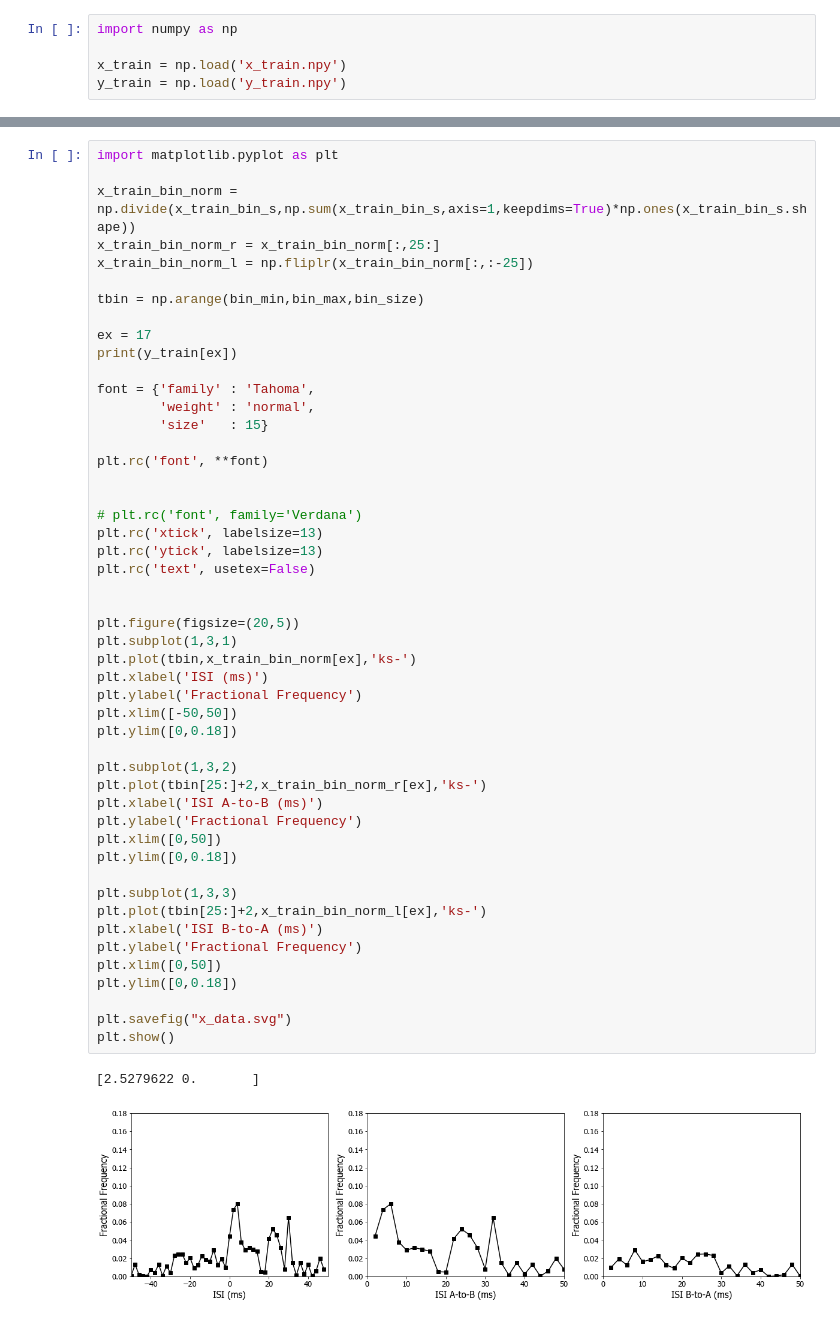
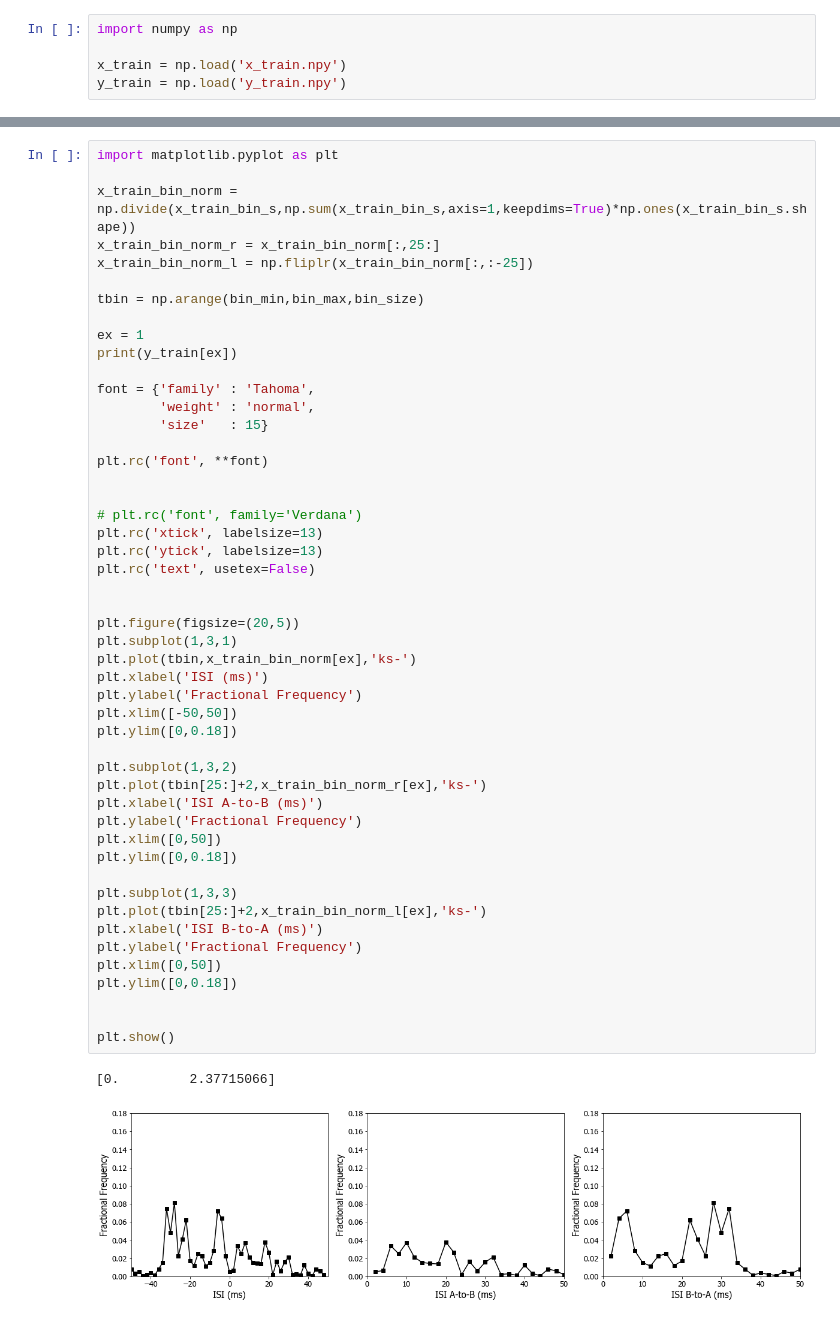
Before and after one commit to jschmalz/Logit-Synapse-Inference, a Jupyter notebook: Logit_Regression.ipynb, the cells around one changed output, grey strips where cells are left out. Drawn from its saved outputs; the diff is of its cells as text.

```diff
--- a/Logit_Regression.ipynb
+++ b/Logit_Regression.ipynb
@@ -38,7 +47,7 @@ x_train_bin_norm_l = np.fliplr(x_train_bin_norm[:,:-25])
 
 tbin = np.arange(bin_min,bin_max,bin_size)
 
-ex = 17
+ex = 1
 print(y_train[ex])
 
 font = {'family' : 'Tahoma',
@@ -51,33 +60,33 @@ plt.rc('font', **font)
 # plt.rc('font', family='Verdana')
 plt.rc('xtick', labelsize=13)
 plt.rc('ytick', labelsize=13)
 plt.rc('text', usetex=False)
 
 
 plt.figure(figsize=(20,5))
 plt.subplot(1,3,1)
 plt.plot(tbin,x_train_bin_norm[ex],'ks-')
 plt.xlabel('ISI (ms)')
 plt.ylabel('Fractional Frequency')
 plt.xlim([-50,50])
 plt.ylim([0,0.18])
 
 plt.subplot(1,3,2)
 plt.plot(tbin[25:]+2,x_train_bin_norm_r[ex],'ks-')
 plt.xlabel('ISI A-to-B (ms)')
 plt.ylabel('Fractional Frequency')
 plt.xlim([0,50])
 plt.ylim([0,0.18])
 
 plt.subplot(1,3,3)
 plt.plot(tbin[25:]+2,x_train_bin_norm_l[ex],'ks-')
 plt.xlabel('ISI B-to-A (ms)')
 plt.ylabel('Fractional Frequency')
 plt.xlim([0,50])
 plt.ylim([0,0.18])
 
-plt.savefig("x_data.svg")
+
 plt.show()
 # %% [output]
-[2.5279622 0.       ]
+[0.         2.37715066]
-[figure, old version]
+[figure, new version]
```
Also changed, not shown: parts of 5 cells of this notebook, 1 other file.
